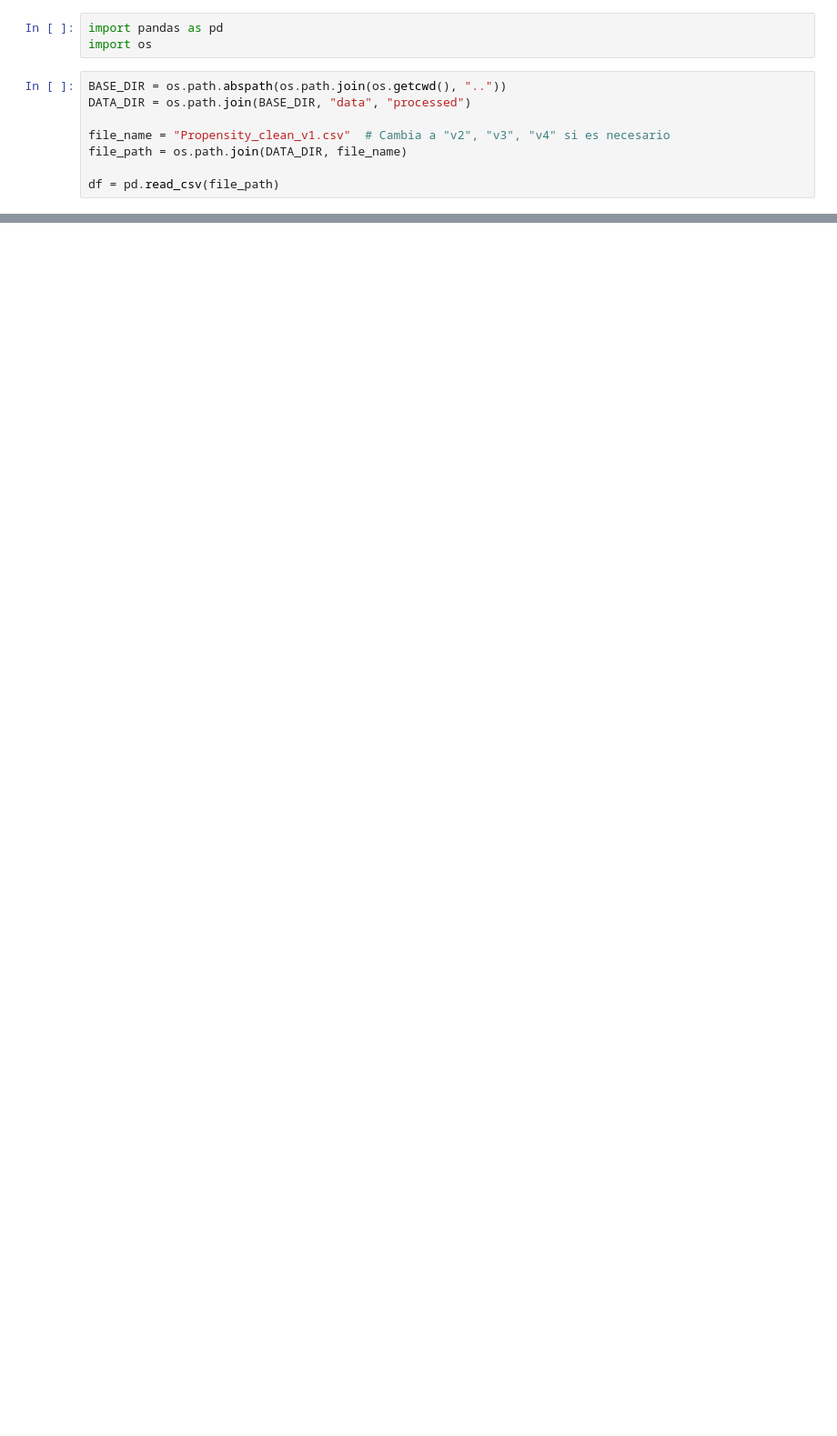
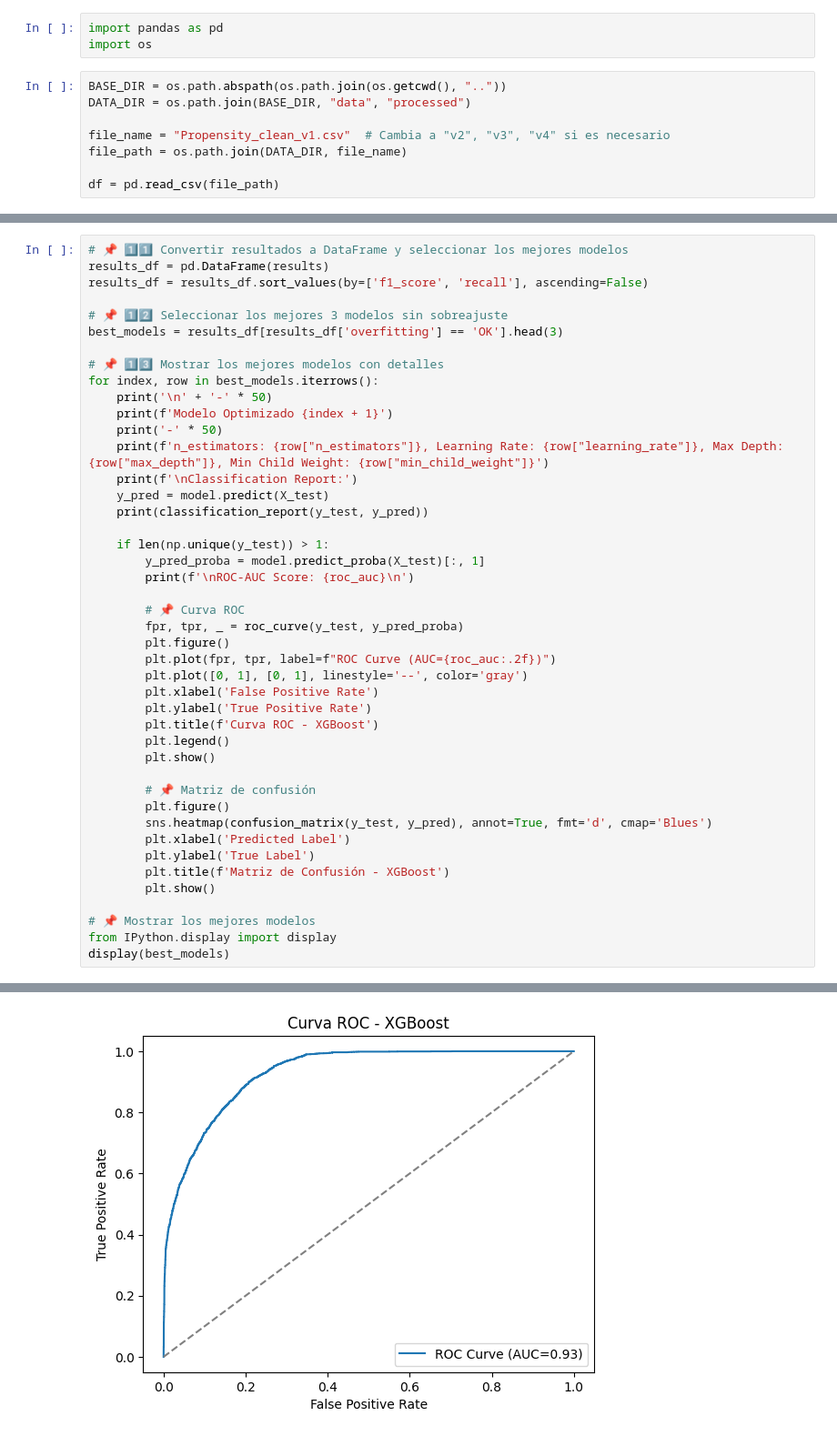
Before and after one commit to martinagg7/ia_propensity, a Jupyter notebook: models/model.ipynb, the cells around one changed output, grey strips where cells are left out. Shown at 91% size. Drawn from its saved outputs; the diff is of its cells as text; blank space fills up the shorter version.

Commit message:
Implement model optimization for improved performance

```diff
--- a/models/model.ipynb
+++ b/models/model.ipynb
@@ -239,0 +396,45 @@ ROC-AUC Score: 0.9114879441866535
+# %%
+# 📌 1️⃣1️⃣ Convertir resultados a DataFrame y seleccionar los mejores modelos
+results_df = pd.DataFrame(results)
+results_df = results_df.sort_values(by=['f1_score', 'recall'], ascending=False)
+
+# 📌 1️⃣2️⃣ Seleccionar los mejores 3 modelos sin sobreajuste
+best_models = results_df[results_df['overfitting'] == 'OK'].head(3)
+
+# 📌 1️⃣3️⃣ Mostrar los mejores modelos con detalles
+for index, row in best_models.iterrows():
+    print('\n' + '-' * 50)
+    print(f'Modelo Optimizado {index + 1}')
+    print('-' * 50)
+    print(f'n_estimators: {row["n_estimators"]}, Learning Rate: {row["learning_rate"]}, Max Depth: {row["max_depth"]}, Min Child Weight: {row["min_child_weight"]}')
+    print(f'\nClassification Report:')
+    y_pred = model.predict(X_test)
+    print(classification_report(y_test, y_pred))
+
+    if len(np.unique(y_test)) > 1:
+        y_pred_proba = model.predict_proba(X_test)[:, 1]
+        print(f'\nROC-AUC Score: {roc_auc}\n')
+
+        # 📌 Curva ROC
+        fpr, tpr, _ = roc_curve(y_test, y_pred_proba)
+        plt.figure()
+        plt.plot(fpr, tpr, label=f"ROC Curve (AUC={roc_auc:.2f})")
+        plt.plot([0, 1], [0, 1], linestyle='--', color='gray')
+        plt.xlabel('False Positive Rate')
+        plt.ylabel('True Positive Rate')
+        plt.title(f'Curva ROC - XGBoost')
+        plt.legend()
+        plt.show()
+
+        # 📌 Matriz de confusión
+        plt.figure()
+        sns.heatmap(confusion_matrix(y_test, y_pred), annot=True, fmt='d', cmap='Blues')
+        plt.xlabel('Predicted Label')
+        plt.ylabel('True Label')
+        plt.title(f'Matriz de Confusión - XGBoost')
+        plt.show()
+
+# 📌 Mostrar los mejores modelos
+from IPython.display import display
+display(best_models)
+# %% [output]
@@ -239,0 +458 @@ ROC-AUC Score: 0.9114879441866535
+[figure, added]
```
Also changed, not shown: parts of 6 cells of this notebook, 2 other files.
